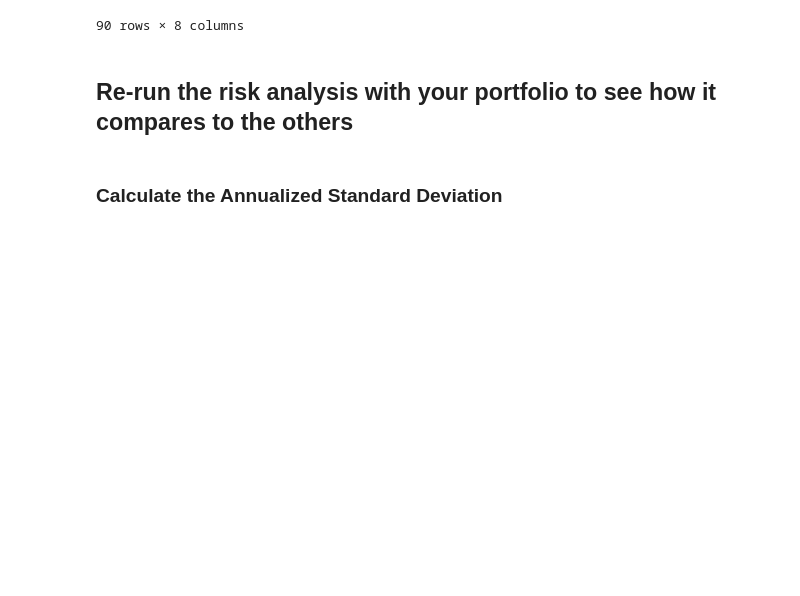
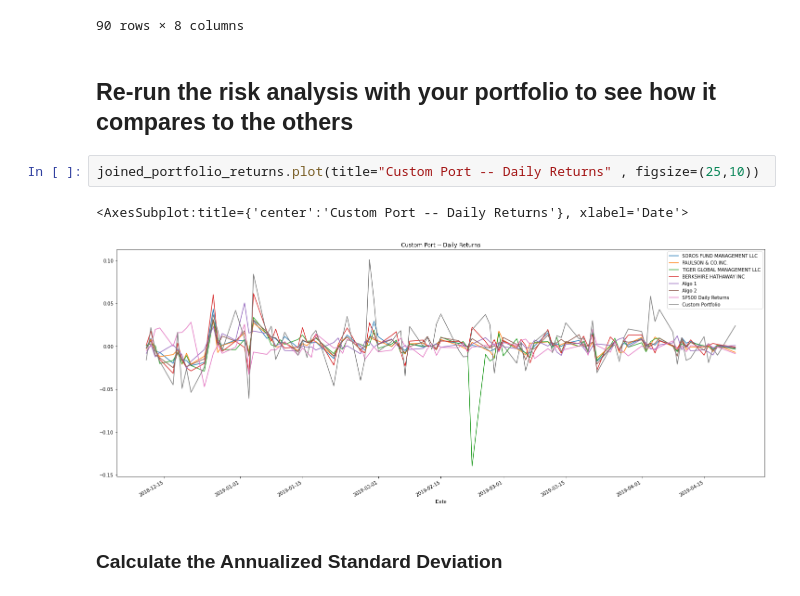
Before and after one commit to Mun-Min/Pandas_Portfolio_Analysis, a Jupyter notebook: main.ipynb, the cells around one changed output. Drawn from its saved outputs; the diff is of its cells as text; blank space fills up the shorter version.

```diff
--- a/main.ipynb
+++ b/main.ipynb
@@ -519,6 +509,11 @@ joined_portfolio_returns
 90 rows × 8 columns
 # %% [markdown]
 ## Re-run the risk analysis with your portfolio to see how it compares to the others
+# %%
+joined_portfolio_returns.plot(title="Custom Port -- Daily Returns" , figsize=(25,10))
+# %% [output]
+<AxesSubplot:title={'center':'Custom Port -- Daily Returns'}, xlabel='Date'>
+[figure, added]
 # %% [markdown]
 ### Calculate the Annualized Standard Deviation
 # %%
```
Also changed, not shown: parts of 12 cells of this notebook, 1 other file.
